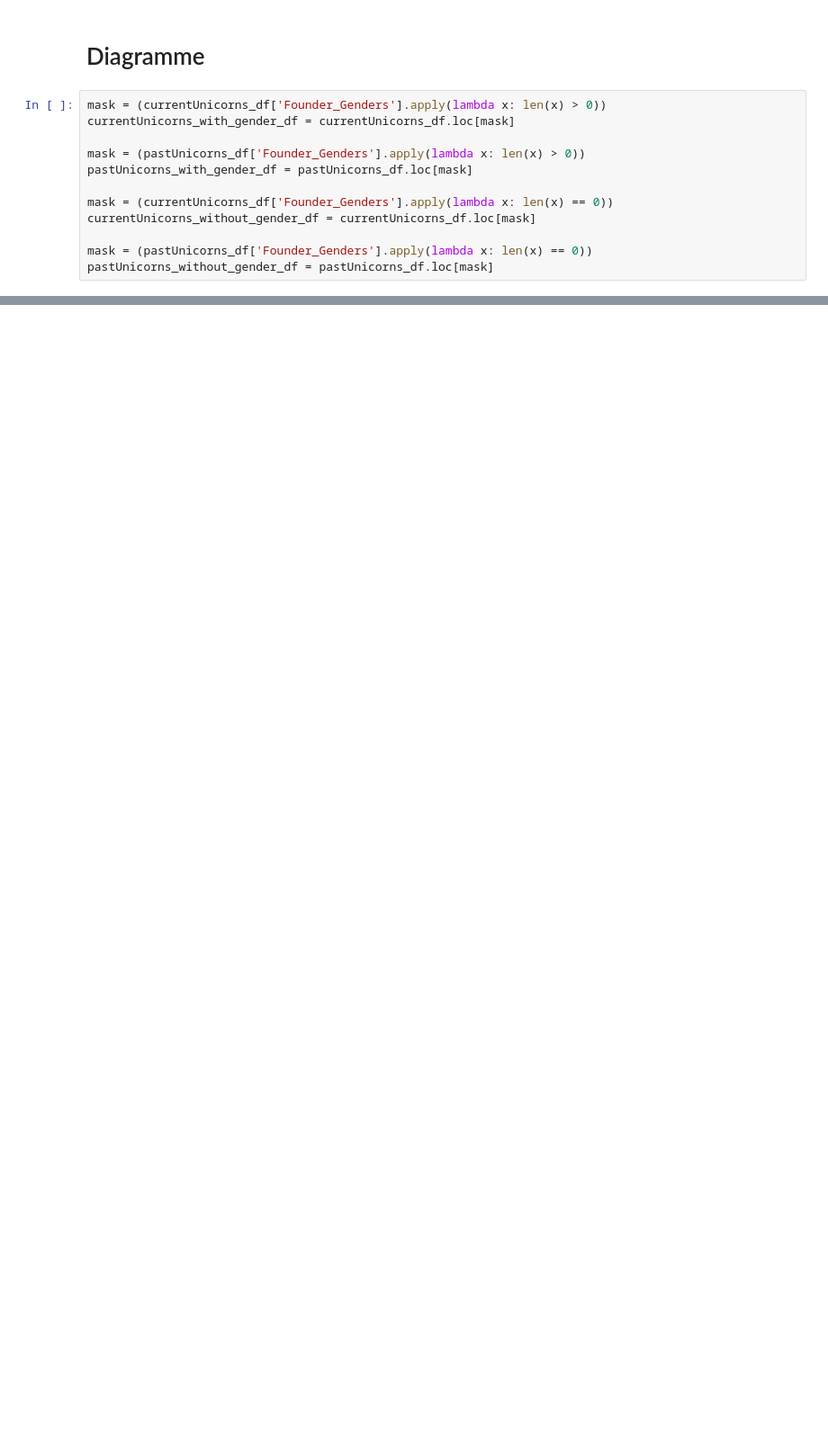
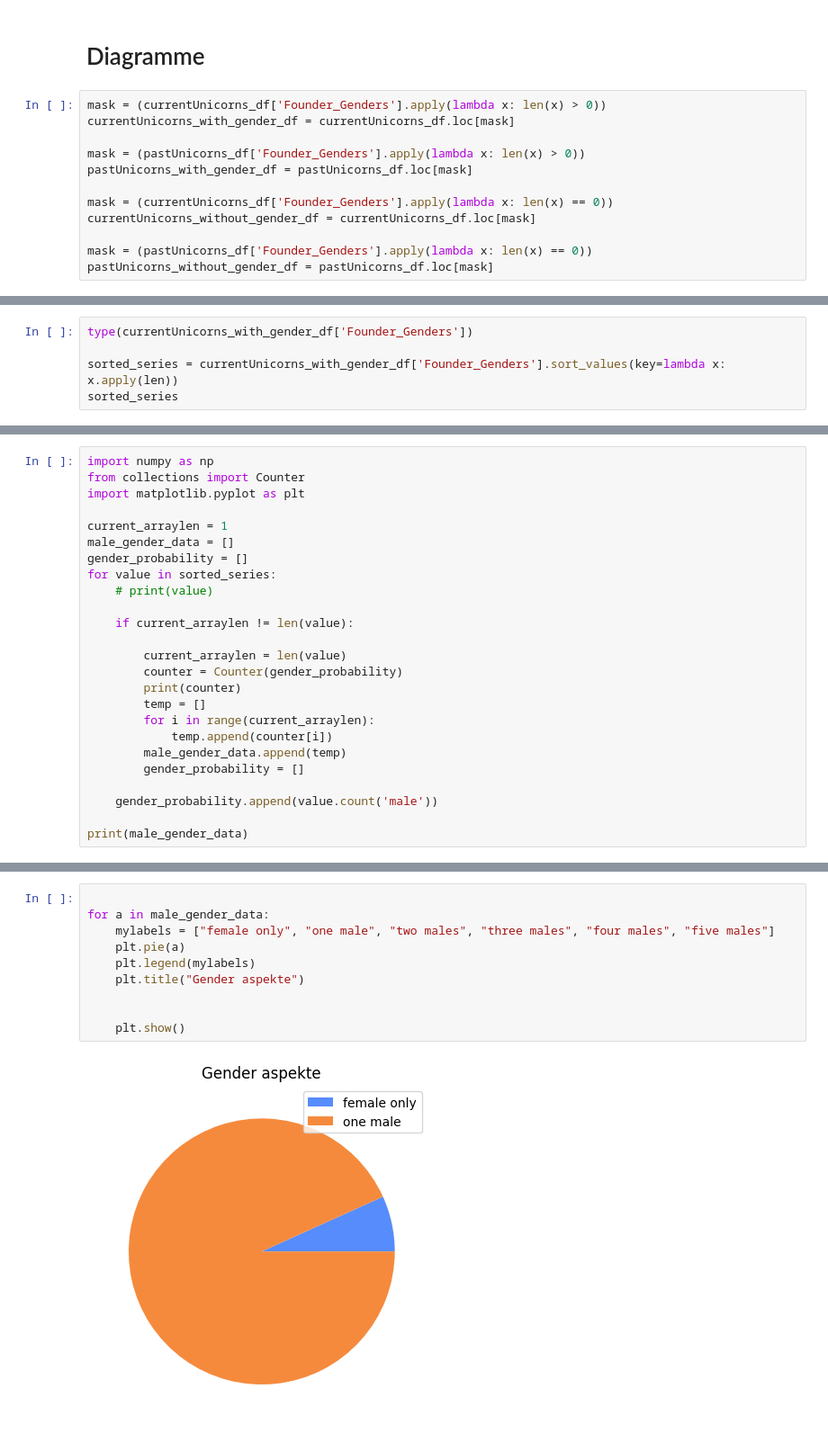
Before and after one commit to viktorpantushev/gender-aspekte-bei-unicorns, a Jupyter notebook: gender_aspekte_bei_unicorns.ipynb, the cells around one changed output, grey strips where cells are left out. Shown at 90% size. Saved outputs shown, nothing was run; the diff lists cells and outputs as text; blank space fills up the shorter version.

Commit message:
pie plot

```diff
--- a/gender_aspekte_bei_unicorns.ipynb
+++ b/gender_aspekte_bei_unicorns.ipynb
@@ -227,0 +229,5 @@ print(current_unicorn_w_gender_valuation, current_unicorn_wo_gender_valuation, p
+# %%
+type(currentUnicorns_with_gender_df['Founder_Genders'])
+
+sorted_series = currentUnicorns_with_gender_df['Founder_Genders'].sort_values(key=lambda x: x.apply(len))
+sorted_series
@@ -227,0 +247,25 @@ print(current_unicorn_w_gender_valuation, current_unicorn_wo_gender_valuation, p
+# %%
+import numpy as np
+from collections import Counter
+import matplotlib.pyplot as plt
+
+current_arraylen = 1
+male_gender_data = []
+gender_probability = []
+for value in sorted_series:
+    # print(value)
+
+    if current_arraylen != len(value):
+
+        current_arraylen = len(value)
+        counter = Counter(gender_probability)
+        print(counter)
+        temp = []
+        for i in range(current_arraylen):
+            temp.append(counter[i])
+        male_gender_data.append(temp)
+        gender_probability = []
+
+    gender_probability.append(value.count('male'))
+
+print(male_gender_data)
@@ -227,0 +280,12 @@ print(current_unicorn_w_gender_valuation, current_unicorn_wo_gender_valuation, p
+# %%
+
+for a in male_gender_data:
+    mylabels = ["female only", "one male", "two males", "three males", "four males", "five males"]
+    plt.pie(a)
+    plt.legend(mylabels)
+    plt.title("Gender aspekte")
+
+
+    plt.show()
+# %% [output]
+[figure, added]
```
Also changed, not shown: parts of 9 cells of this notebook.
